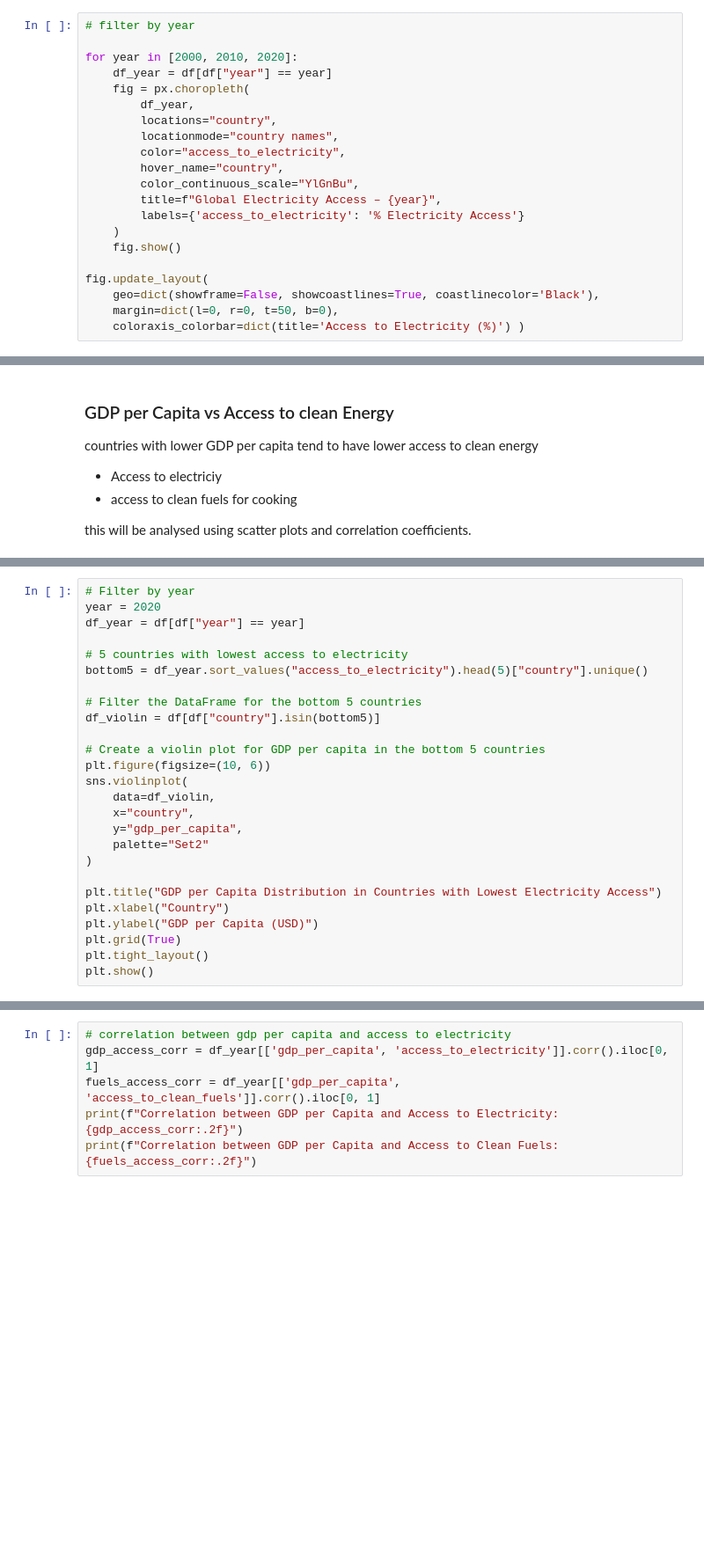
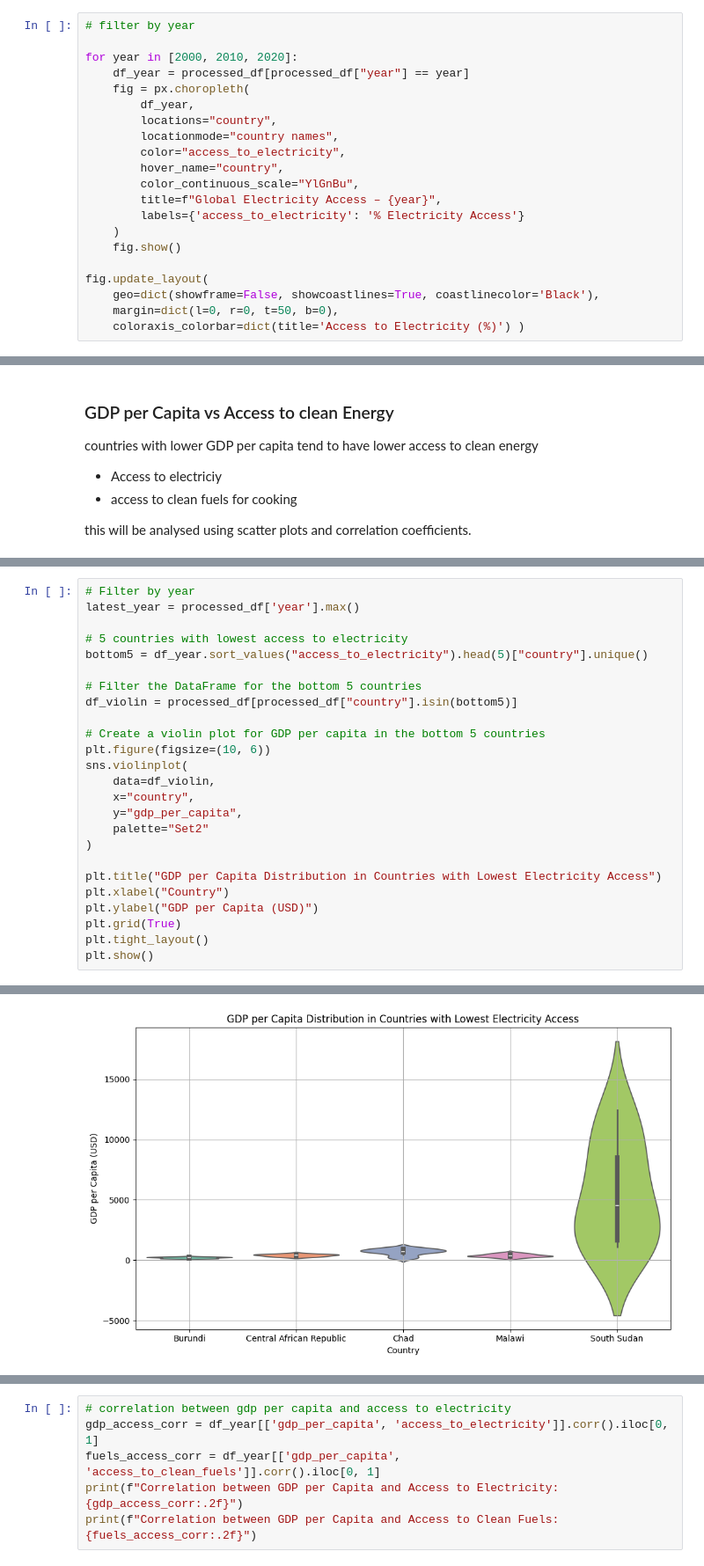
Before and after one commit to draco987987/SDG7_Proyect, a Jupyter notebook: jupyter_notebooks/SDG7.ipynb, the cells around one changed output, grey strips where cells are left out. Shown at 88% size. Saved outputs shown, nothing was run; the diff lists cells and outputs as text; blank space fills up the shorter version.

```diff
--- a/jupyter_notebooks/SDG7.ipynb
+++ b/jupyter_notebooks/SDG7.ipynb
@@ -204,7 +339,7 @@ The map helps identify geographic patterns of energy inequality. Sub-Saharan Afr
 # filter by year
 
 for year in [2000, 2010, 2020]:
-    df_year = df[df["year"] == year]
+    df_year = processed_df[processed_df["year"] == year]
     fig = px.choropleth(
         df_year,
         locations="country",
@@ -252,13 +389,12 @@ plt.show()
 # %%
 # Filter by year
-year = 2020
-df_year = df[df["year"] == year]
+latest_year = processed_df['year'].max()
 
 # 5 countries with lowest access to electricity
 bottom5 = df_year.sort_values("access_to_electricity").head(5)["country"].unique()
 
 # Filter the DataFrame for the bottom 5 countries
-df_violin = df[df["country"].isin(bottom5)]
+df_violin = processed_df[processed_df["country"].isin(bottom5)]
 
 # Create a violin plot for GDP per capita in the bottom 5 countries
 plt.figure(figsize=(10, 6))
@@ -275,3 +411,4 @@ plt.ylabel("GDP per Capita (USD)")
 plt.grid(True)
 plt.tight_layout()
 plt.show()
+# %% [output]
@@ -277,0 +416 @@ plt.show()
+[figure, added]
```
Also changed, not shown: parts of 39 cells of this notebook, 6 other files.
